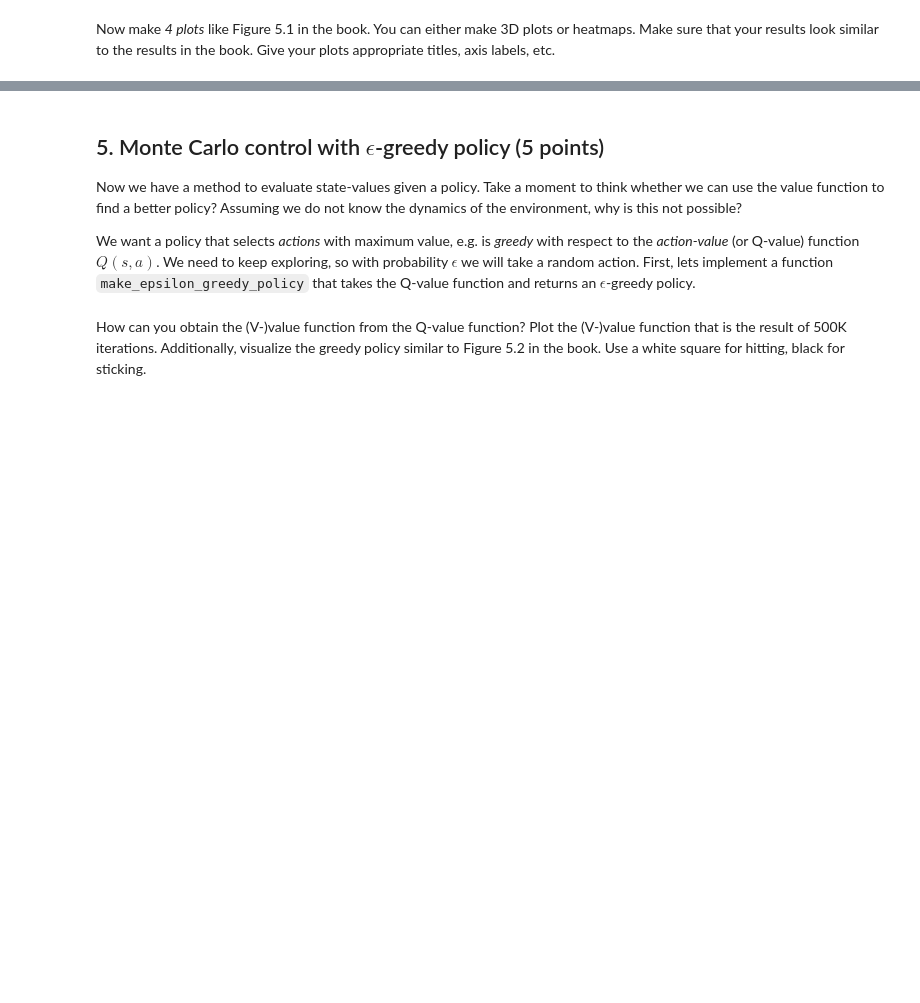
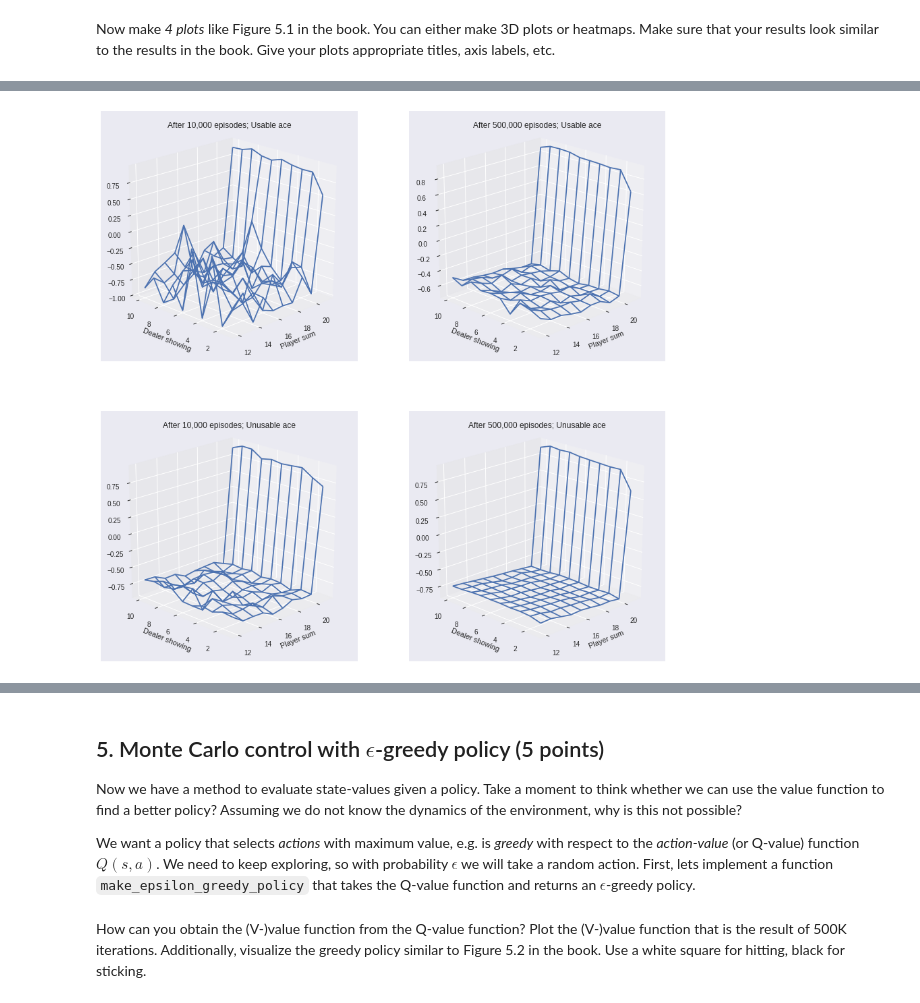
Before and after one commit to askliar/reinforcement-learning, a Jupyter notebook: labs/lab1/lab1_colab.ipynb, the cells around one changed output, grey strips where cells are left out. Drawn from its saved outputs; the diff is of its cells as text; code cells hidden in the pictures; blank space fills up the shorter version.

```diff
--- a/labs/lab1/lab1_colab.ipynb
+++ b/labs/lab1/lab1_colab.ipynb
@@ -352,7 +376,7 @@ def simple_policy(observation):
     A policy that sticks if the player score is > 20 and hits otherwise.
     """
     # YOUR CODE HERE
-    raise NotImplementedError()
+    return 0 if observation[0] > 20 else 1
 # %%
 s = env.reset()
 print(s)
@@ -407,0 +465,74 @@ raise NotImplementedError()
+# %%
+import itertools
+from mpl_toolkits.mplot3d import axes3d
+
+usable_ace_10k = defaultdict(list)
+usable_ace_500k = defaultdict(list)
+
+unusable_ace_10k = defaultdict(list)
+unusable_ace_500k = defaultdict(list)
+
+for i in itertools.product(range(12, 22),range(1, 11), [True, False]):
+  x, y, usable_ace = i
+  z_10k = V_10k.get(i)
+  z_500k = V_500k.get(i)
+
+  if z_10k is not None:
+    usable_ace_10k["x"].append(x) if usable_ace else unusable_ace_10k["x"].append(x)
+    usable_ace_10k["y"].append(y) if usable_ace else unusable_ace_10k["y"].append(y)
+    usable_ace_10k["z"].append(z_10k) if usable_ace else unusable_ace_10k["z"].append(z_10k)
+
+  if z_10k is not None:
+    usable_ace_500k["x"].append(x) if usable_ace else unusable_ace_500k["x"].append(x)
+    usable_ace_500k["y"].append(y) if usable_ace else unusable_ace_500k["y"].append(y)
+    usable_ace_500k["z"].append(z_500k) if usable_ace else unusable_ace_500k["z"].append(z_500k)
+
+usable_ace_10k["x"] = np.array(usable_ace_10k["x"]).reshape(-1, 10)
+usable_ace_10k["y"] = np.array(usable_ace_10k["y"]).reshape(-1, 10)
+usable_ace_10k["z"] = np.array(usable_ace_10k["z"]).reshape(-1, 10)
+
+unusable_ace_10k["x"] = np.array(unusable_ace_10k["x"]).reshape(-1, 10)
+unusable_ace_10k["y"] = np.array(unusable_ace_10k["y"]).reshape(-1, 10)
+unusable_ace_10k["z"] = np.array(unusable_ace_10k["z"]).reshape(-1, 10)
+
+usable_ace_500k["x"] = np.array(usable_ace_500k["x"]).reshape(-1, 10)
+usable_ace_500k["y"] = np.array(usable_ace_500k["y"]).reshape(-1, 10)
+usable_ace_500k["z"] = np.array(usable_ace_500k["z"]).reshape(-1, 10)
+
+unusable_ace_500k["x"] = np.array(unusable_ace_500k["x"]).reshape(-1, 10)
+unusable_ace_500k["y"] = np.array(unusable_ace_500k["y"]).reshape(-1, 10)
+unusable_ace_500k["z"] = np.array(unusable_ace_500k["z"]).reshape(-1, 10)
+
+fig = plt.figure(figsize = (15, 15))
+
+ax1 = plt.subplot(2, 2, 1, projection='3d')
+ax1.plot_wireframe(X = usable_ace_10k["x"], Y = usable_ace_10k["y"], Z= usable_ace_10k["z"])
+ax1.set_title('After 10,000 episodes; Usable ace')
+ax1.set_ylabel('Dealer showing')
+ax1.set_xlabel('Player sum')
+ax1.view_init(elev=20., azim=225)
+
+ax2 = plt.subplot(2, 2, 3, projection='3d')
+ax2.plot_wireframe(X = unusable_ace_10k["x"], Y = unusable_ace_10k["y"], Z= unusable_ace_10k["z"])
+ax2.set_title('After 10,000 episodes; Unusable ace')
+ax2.set_ylabel('Dealer showing')
+ax2.set_xlabel('Player sum')
+ax2.view_init(elev=20., azim=225)
+
+ax3 = plt.subplot(2, 2, 2, projection='3d')
+ax3.plot_wireframe(X = usable_ace_500k["x"], Y = usable_ace_500k["y"], Z= usable_ace_500k["z"])
+ax3.set_title('After 500,000 episodes; Usable ace')
+ax3.set_ylabel('Dealer showing')
+ax3.set_xlabel('Player sum')
+ax3.view_init(elev=20., azim=225)
+
+ax4 = plt.subplot(2, 2, 4, projection='3d')
+ax4.plot_wireframe(X = unusable_ace_500k["x"], Y = unusable_ace_500k["y"], Z= unusable_ace_500k["z"])
+ax4.set_title('After 500,000 episodes; Unusable ace')
+ax4.set_ylabel('Dealer showing')
+ax4.set_xlabel('Player sum')
+ax4.view_init(elev=20., azim=225)
+
+plt.show()
+# %% [output]
+[figure, added]
```
Also changed, not shown: parts of 9 cells of this notebook.
